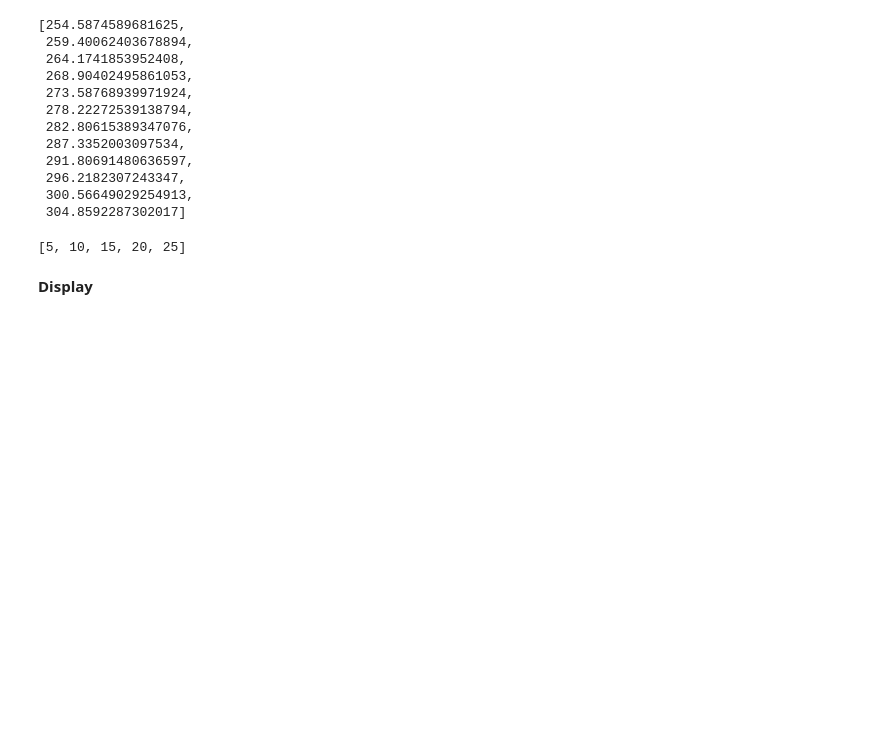
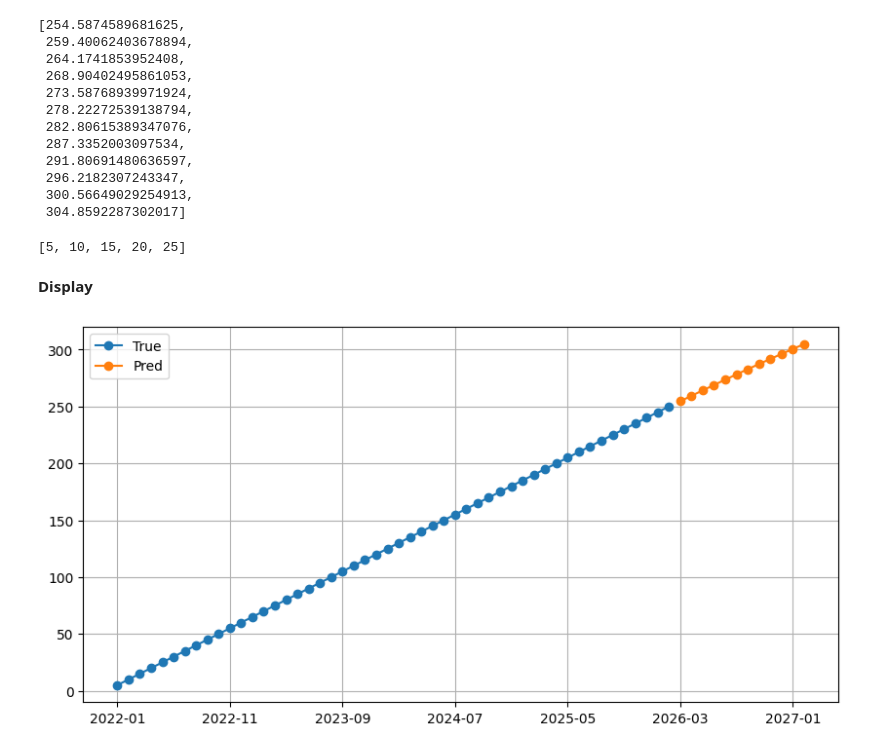
Before and after one commit to martincho48/Portfolio, a Jupyter notebook: Machine_Learning/Time_Series/LSTM-univariate prediction/lstm-univariate-line-updated.ipynb, the cells around one changed output. Saved outputs shown, nothing was run; the diff lists cells and outputs as text; code cells hidden in the pictures; blank space fills up the shorter version.

Commit message:
update LSTM - univariate - Plotly chart

```diff
--- a/Machine_Learning/Time_Series/LSTM-univariate prediction/lstm-univariate-line-updated.ipynb
+++ b/Machine_Learning/Time_Series/LSTM-univariate prediction/lstm-univariate-line-updated.ipynb
@@ -474,4 +478,6 @@ list_train[:5]
 # %% [markdown]
 **Display**
 # %%
-plot_chart_interactive('2022-01-01', list_train, list_pred, 'Train vs Prediction chart', freq='M')
+plot_chart_interactive('2022-01-01', list_train, list_pred, 'Train vs Prediction chart', freq='M', plotly=False)
+# %% [output]
+[figure, added]
```
Also changed, not shown: parts of 2 cells of this notebook.
